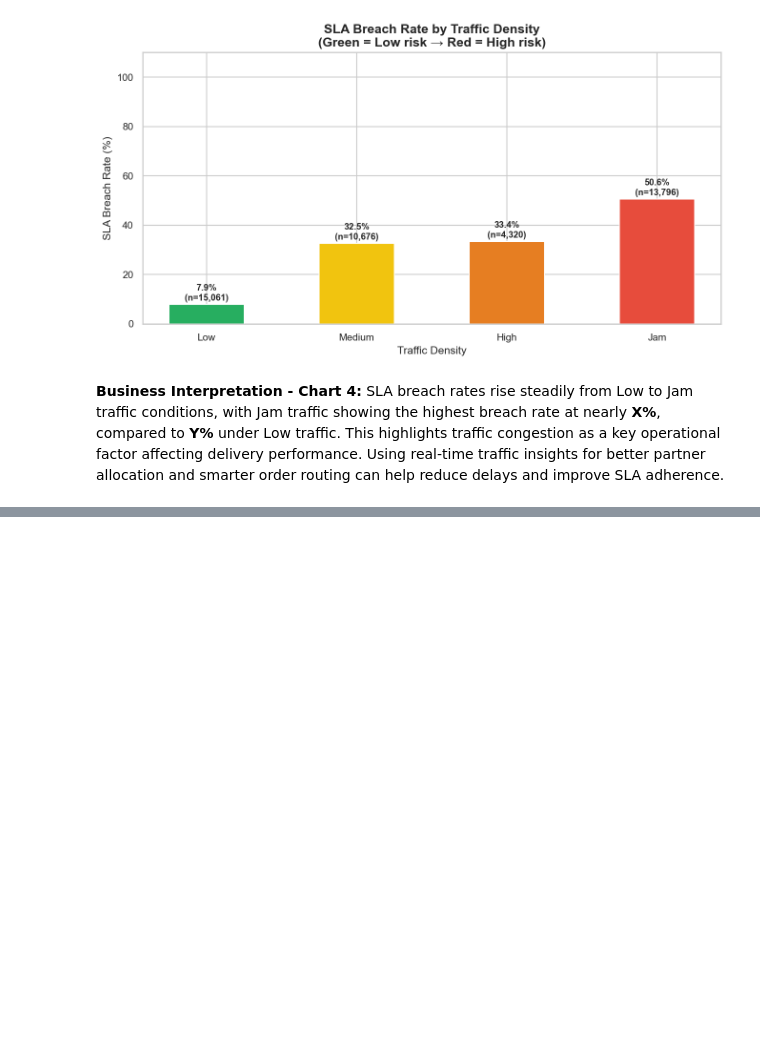
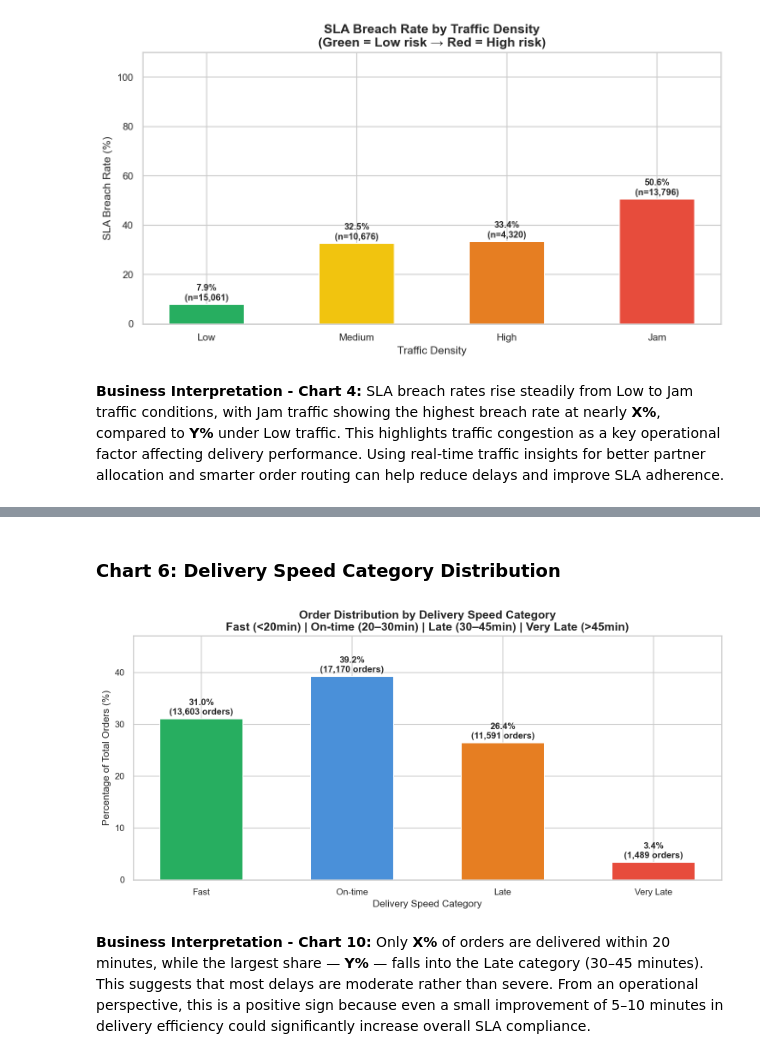
Before and after one commit to Chandansahu18/food-delivery-operations-analytics-dashboard, a Jupyter notebook: notebooks/eda.ipynb, the cells around one changed output, grey strips where cells are left out. Saved outputs shown, nothing was run; the diff lists cells and outputs as text; code cells hidden in the pictures; blank space fills up the shorter version.

```diff
--- a/notebooks/eda.ipynb
+++ b/notebooks/eda.ipynb
@@ -256,0 +311,35 @@ plt.show()
+# %% [markdown]
+### Chart 6: Delivery Speed Category Distribution
+# %%
+speed_order = ['Fast', 'On-time', 'Late', 'Very Late']
+speed_colors = ['#27AE60', '#4A90D9', '#E67E22', '#E74C3C']
+
+speed_counts = df['delivery_speed'].value_counts().reindex(speed_order)
+speed_pcts   = (speed_counts / len(df) * 100).round(1)
+
+fig, ax = plt.subplots(figsize=(10, 5))
+
+bars = ax.bar(speed_order, speed_pcts.values,
+              color=speed_colors, edgecolor='white', width=0.55)
+
+for bar, val, count in zip(bars, speed_pcts.values, speed_counts.values):
+    ax.text(bar.get_x() + bar.get_width()/2,
+            bar.get_height() + 0.5,
+            f'{val:.1f}%\n({count:,} orders)',
+            ha='center', va='bottom',
+            fontsize=10, fontweight='bold')
+
+ax.set_title('Order Distribution by Delivery Speed Category\n'
+             'Fast (<20min) | On-time (20–30min) | '
+             'Late (30–45min) | Very Late (>45min)')
+ax.set_xlabel('Delivery Speed Category')
+ax.set_ylabel('Percentage of Total Orders (%)')
+ax.set_ylim(0, max(speed_pcts.values) * 1.2)
+
+plt.tight_layout()
+plt.savefig(OUTPUT_DIR + 'chart06_speed_category.png', bbox_inches='tight')
+plt.show()
+# %% [output]
+[figure, added]
+# %% [markdown]
+**Business Interpretation - Chart 10:** Only **X%** of orders are delivered within 20 minutes, while the largest share — **Y%** — falls into the Late category (30–45 minutes). This suggests that most delays are moderate rather than severe. From an operational perspective, this is a positive sign because even a small improvement of 5–10 minutes in delivery efficiency could significantly increase overall SLA compliance.
```
Also changed, not shown: parts of 3 cells of this notebook, 2 other files.
